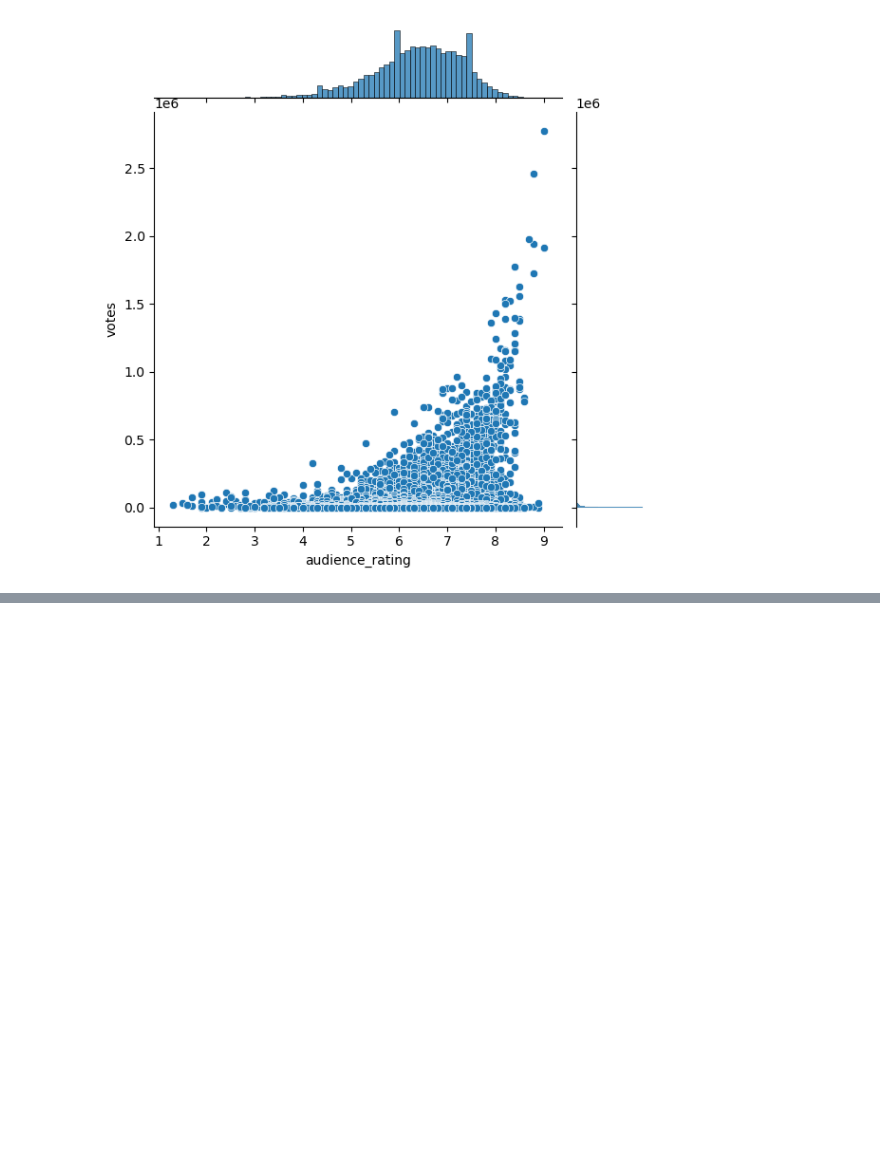
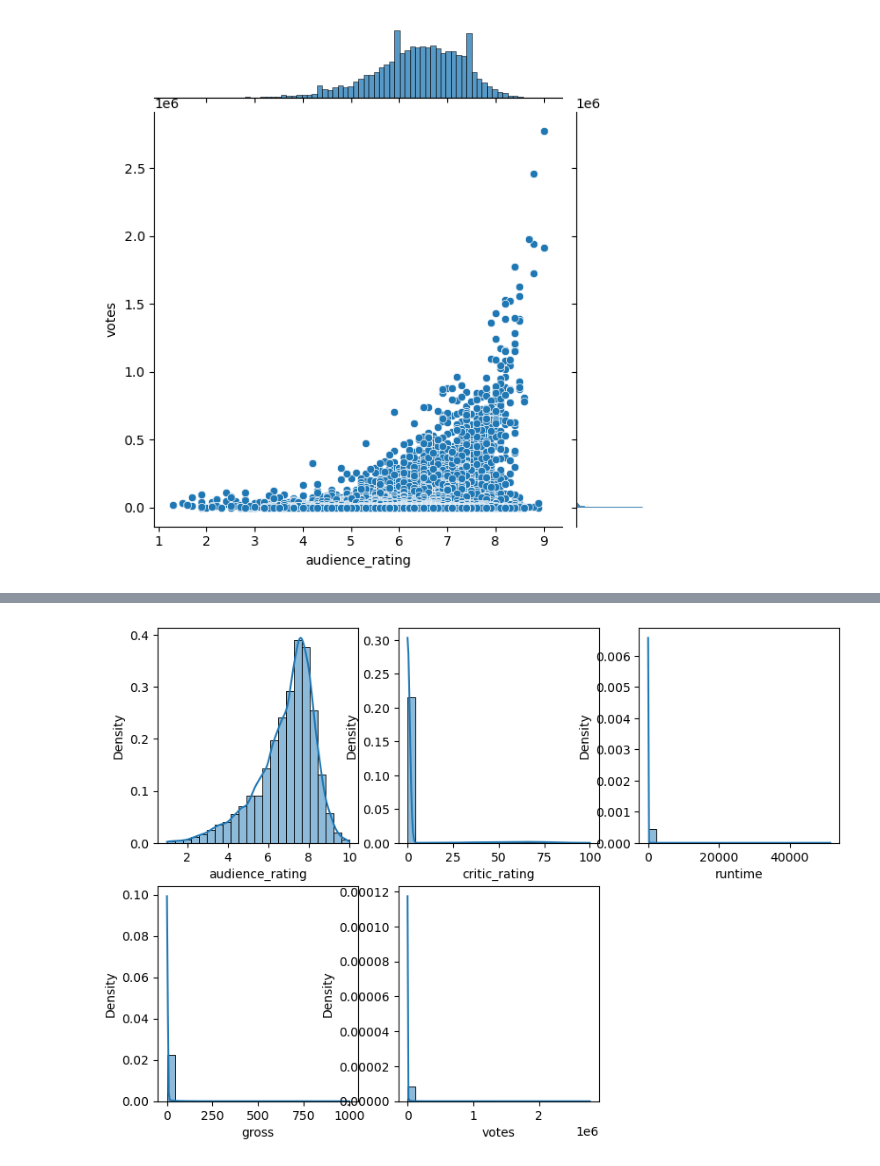
Before and after one commit to DiogoRibeiro7/imbd_movies_data_analysis, a Jupyter notebook: movie_analysis.ipynb, the cells around one changed output, grey strips where cells are left out. Saved outputs shown, nothing was run; the diff lists cells and outputs as text; code cells hidden in the pictures; blank space fills up the shorter version.

Commit message:
chore: movies

```diff
--- a/movie_analysis.ipynb
+++ b/movie_analysis.ipynb
@@ -69,0 +86,30 @@ sns.jointplot(data=movies, x='audience_rating', y='votes')
+# %%
+def plot_movie_metrics(df: pd.DataFrame):
+    """
+    Plots various movie metrics in a 2x3 grid.
+
+    Args:
+        df (pd.DataFrame): The DataFrame containing movie metrics.
+
+    Returns:
+        None
+
+    Example:
+        >>> plot_movie_metrics(pd.DataFrame({"audience_rating": [...], "critic_rating": [...], ...}))
+    """
+    fig, axes = plt.subplots(2, 3)
+    fig.set_size_inches(10, 7)
+
+    sns.histplot(df['audience_rating'], stat="density", kde=True, bins=23, ax=axes[0, 0])
+    sns.histplot(df['critic_rating'], stat="density", kde=True, bins=23, ax=axes[0, 1])
+    sns.histplot(df['runtime'], stat="density", kde=True, bins=23, ax=axes[0, 2])
+    sns.histplot(df['gross'], stat="density", kde=True, bins=23, ax=axes[1, 0])
+    sns.histplot(df['votes'], stat="density", kde=True, bins=23, ax=axes[1, 1])
+
+    # You can leave the last subplot empty or put something else there
+    axes[1, 2].axis('off')
+
+
+plot_movie_metrics(full_movies)
+# %% [output]
+[figure, added]
```
Also changed, not shown: parts of 8 cells of this notebook.
